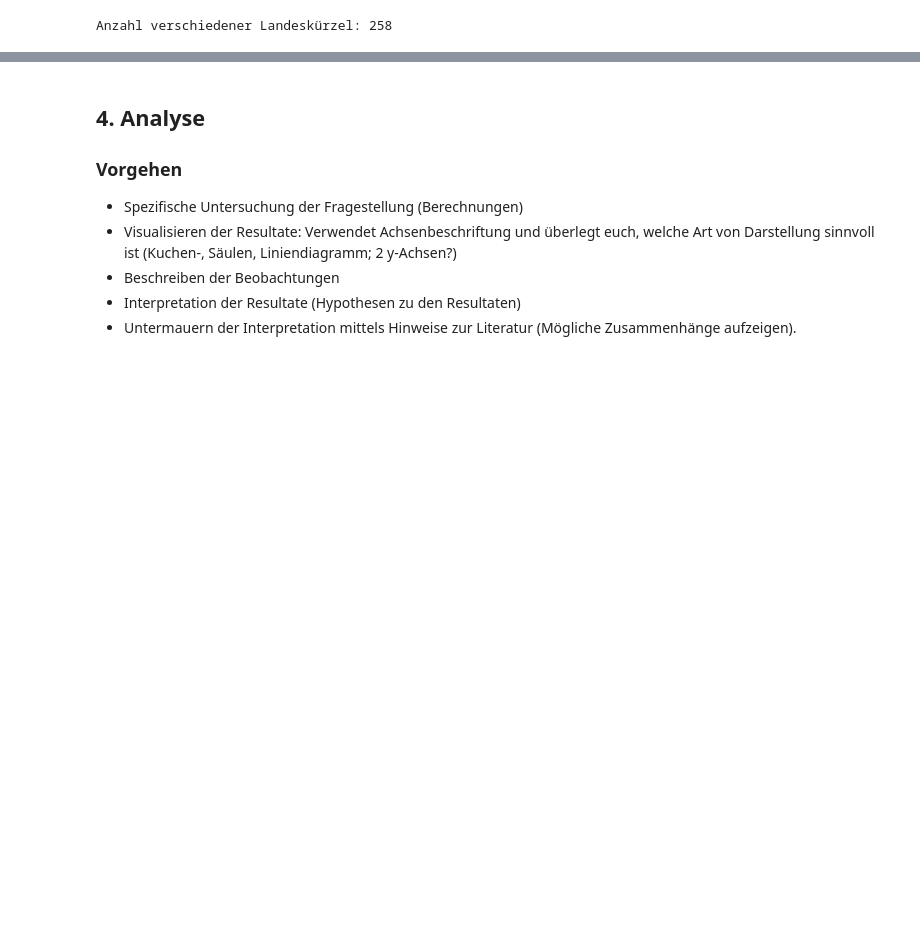
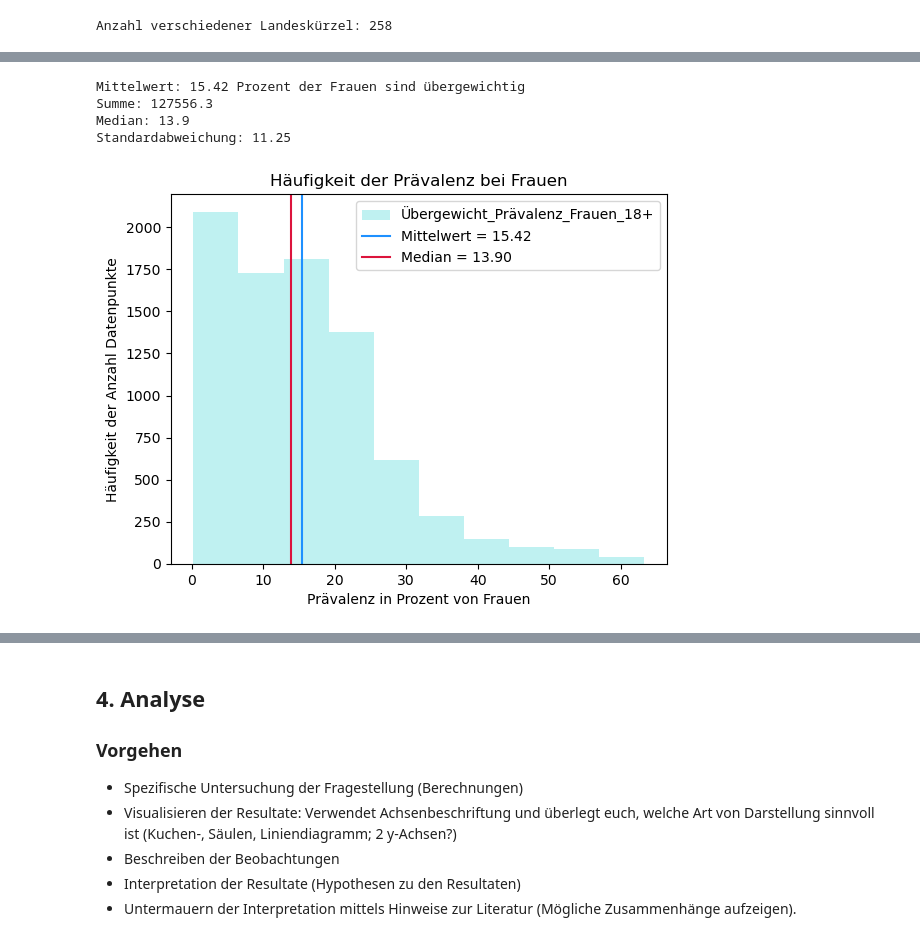
Before and after one commit to Hirnfresser/Leistungsnachweis_Phyton, a Jupyter notebook: Grundgerüst_Leistungsnachweis.ipynb, the cells around one changed output, grey strips where cells are left out. Drawn from its saved outputs; the diff is of its cells as text; code cells hidden in the pictures; blank space fills up the shorter version.

```diff
--- a/Grundgerüst_Leistungsnachweis.ipynb
+++ b/Grundgerüst_Leistungsnachweis.ipynb
@@ -266,3 +356,36 @@ Perzentile_5_Frauen = round(df['Übergewicht_Prävalenz_Frauen_18+'].quantile(0.
+# %%
+print('Mittelwert:', Mittelwert_Frauen, 'Prozent der Frauen sind übergewichtig')
+print('Summe:', Summe_Frauen)
+print('Median:', Median_Frauen)
+print('Standardabweichung:', Standardabweichung_Frauen)
+# %% [output]
+Mittelwert: 15.42 Prozent der Frauen sind übergewichtig
+Summe: 127556.3
+Median: 13.9
+Standardabweichung: 11.25
+# %%
+Histo_Frau = df['Übergewicht_Prävalenz_Frauen_18+'].plot(
+    color = 'paleturquoise',
+    kind = 'hist',
+    bins = 10,
+    alpha = 0.8,
+    ylabel = 'Häufigkeit der Anzahl Datenpunkte',
+    xlabel = 'Prävalenz in Prozent von Frauen',
+    title = 'Häufigkeit der Prävalenz bei Frauen'
+    )
+
+Histo_Frau.axvline(x=df['Übergewicht_Prävalenz_Frauen_18+'].mean(),
+                   color = 'dodgerblue',
+                   label = f'Mittelwert = {Mittelwert_Frauen:.2f}')
+
+Histo_Frau.axvline(x=df['Übergewicht_Prävalenz_Frauen_18+'].median(),
+                   color = 'crimson',
+                   label = f'Median = {Median_Frauen:.2f}')
+
+Histo_Frau.legend();
+# zählt wie oft kommt diese Prävalenz ion allen Ländern in allen Jahren vor
+# %% [output]
+[figure, added]
 # %%
 Summe_Männer = round(df['Übergewicht_Prävalenz_Männer_18+'].sum(),2)
 Mittelwert_Männer = round(df['Übergewicht_Prävalenz_Männer_18+'].mean(),2)
```
Also changed, not shown: parts of 18 cells of this notebook.
